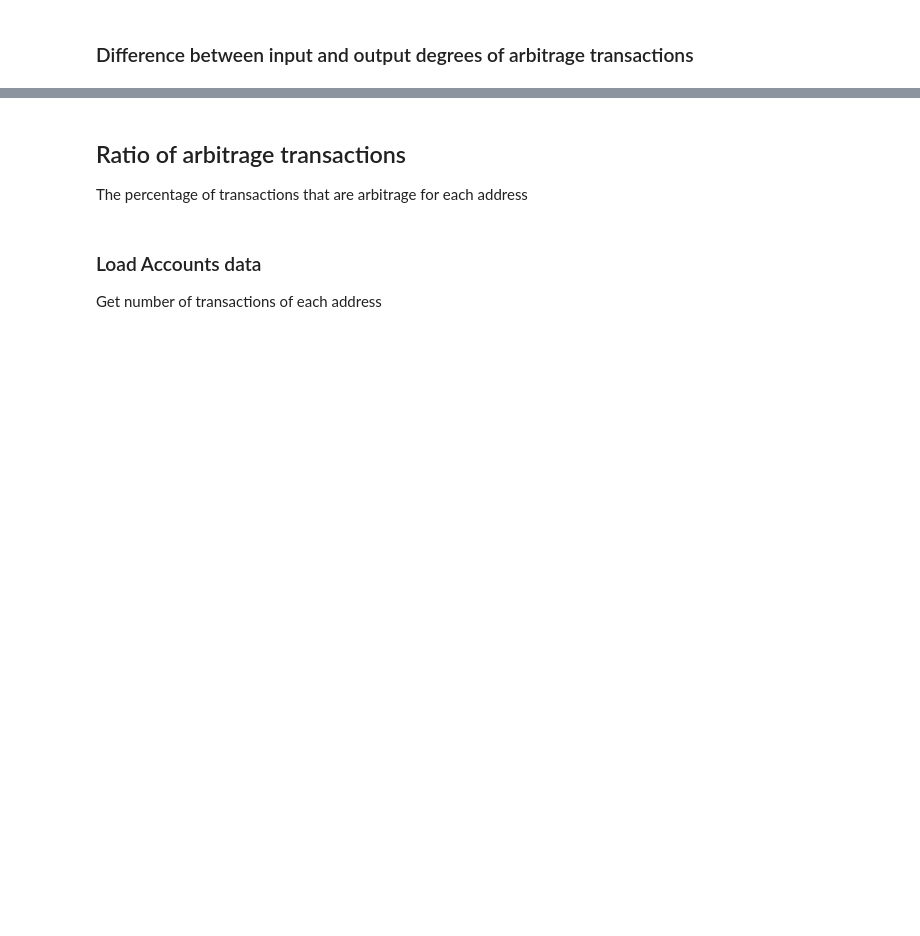
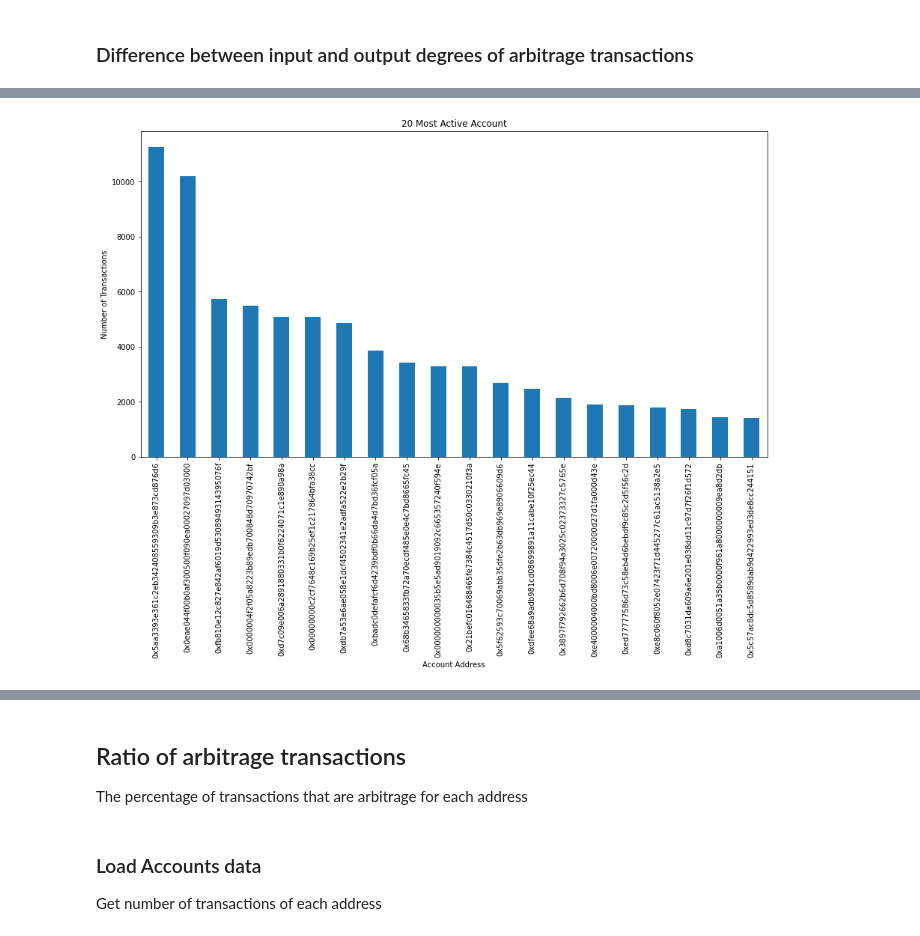
Before and after one commit to noushkia/mev-analysis, a Jupyter notebook: arbitrage_analysis.ipynb, the cells around one changed output, grey strips where cells are left out. Saved outputs shown, nothing was run; the diff lists cells and outputs as text; code cells hidden in the pictures; blank space fills up the shorter version.

```diff
--- a/arbitrage_analysis.ipynb
+++ b/arbitrage_analysis.ipynb
@@ -260 +231,9 @@ def _get_name_tags(addresses):
+# %%
+# Replace the { and } characters in the relevant columns with an empty string using the str.replace method.
+
+list_columns = ['contracts_address', 'input_tokens_address', 'input_tokens_amount', 'output_tokens_address',
+                'output_tokens_amount', 'protocols']
+
+for column in list_columns:
+    arb_df[column] = arb_df[column].str.replace('[{}]', '', regex=True)
 # %%
@@ -410,0 +398,13 @@ plt.show()
+# %%
+# Count the number of transactions for each account address
+transactions_by_address = arb_df['account_address'].value_counts()
+
+# Plot the results as a bar chart
+plt.figure(figsize=(15, 8))
+transactions_by_address.head(20).plot(kind='bar')
+plt.title('20 Most Active Account')
+plt.xlabel('Account Address')
+plt.ylabel('Number of Transactions')
+plt.show()
+# %% [output]
+[figure, added]
```
Also changed, not shown: parts of 45 cells of this notebook.
